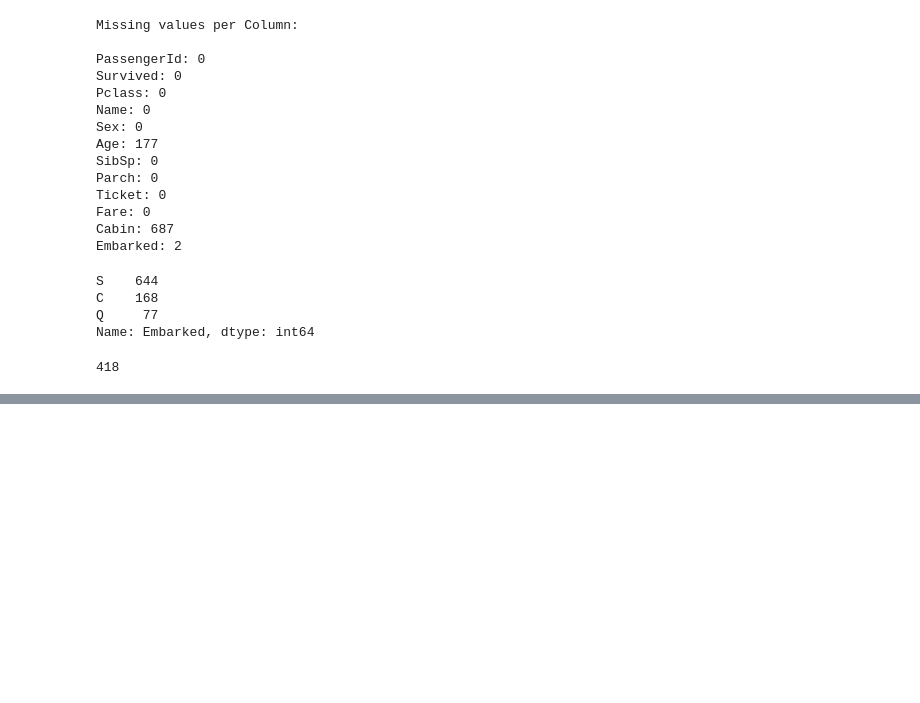
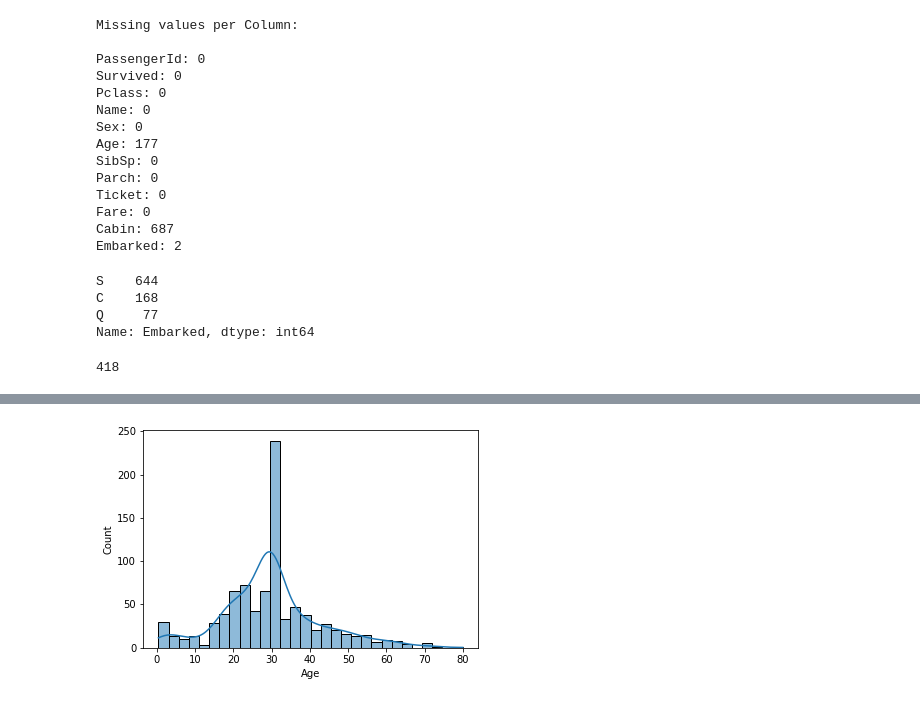
Before and after one commit to hellowithchicken/DataMining, a Jupyter notebook: basic_assignment/titanic/assignment_1_titanic.ipynb, the cells around one changed output, grey strips where cells are left out. Saved outputs shown, nothing was run; the diff lists cells and outputs as text; code cells hidden in the pictures; blank space fills up the shorter version.

```diff
--- a/basic_assignment/titanic/assignment_1_titanic.ipynb
+++ b/basic_assignment/titanic/assignment_1_titanic.ipynb
@@ -113,0 +152,5 @@ for col in delete:
+# %%
+for i in ['Age']:
+    sns.histplot(data=data, x=i, kde=True)
+# %% [output]
+[figure, added]
```
Also changed, not shown: parts of 16 cells of this notebook, 1 other file.
